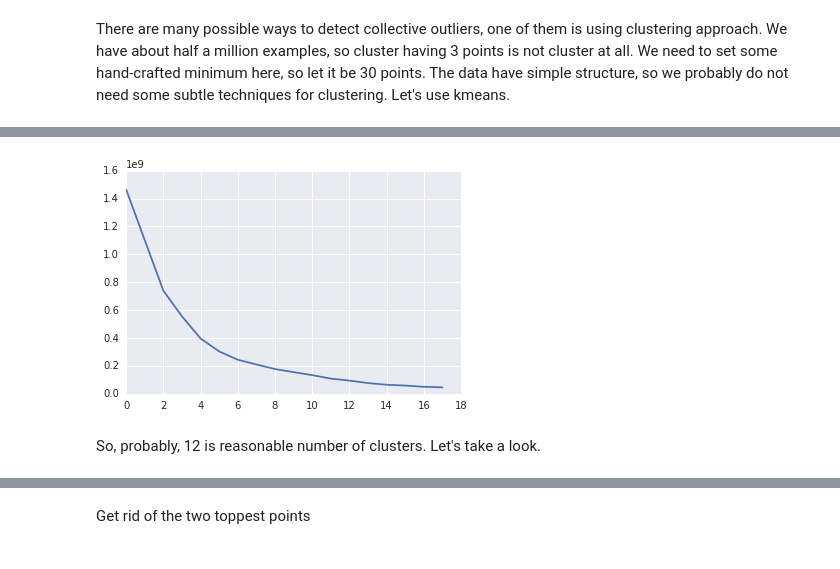
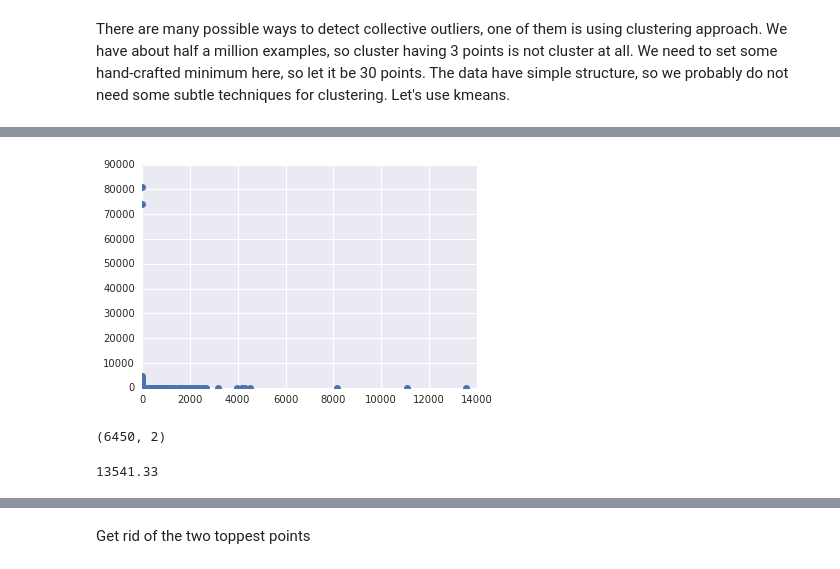
Before and after one commit to artemkondyukov/data_mining_asgn_3, a Jupyter notebook: outlier_detection.ipynb, the cells around one changed output, grey strips where cells are left out. Saved outputs shown, nothing was run; the diff lists cells and outputs as text; code cells hidden in the pictures.

```diff
--- a/outlier_detection.ipynb
+++ b/outlier_detection.ipynb
@@ -563,11 +537,17 @@ for i in range(2, 20):
-# %%
-plt.plot(scores);
-# %% [output]
-[figure, removed]
-# %% [markdown]
-So, probably, 12 is reasonable number of clusters. Let's take a look.
+# %%
+plt.plot(data["UnitPrice"], data["Quantity"], linestyle='', marker='o');
+# %% [output]
+[figure, added]
 # %%
 groups_dict = data[["UnitPrice", "Quantity"]].groupby(["UnitPrice", "Quantity"]).groups
 # %%
 distinct_values = np.array(list(groups_dict.keys()))
+# %%
+distinct_values.shape
+# %% [output]
+(6450, 2)
+# %%
+distinct_values[:, 0].max()
+# %% [output]
+13541.33
 # %%
```
Also changed, not shown: parts of 8 cells of this notebook.
